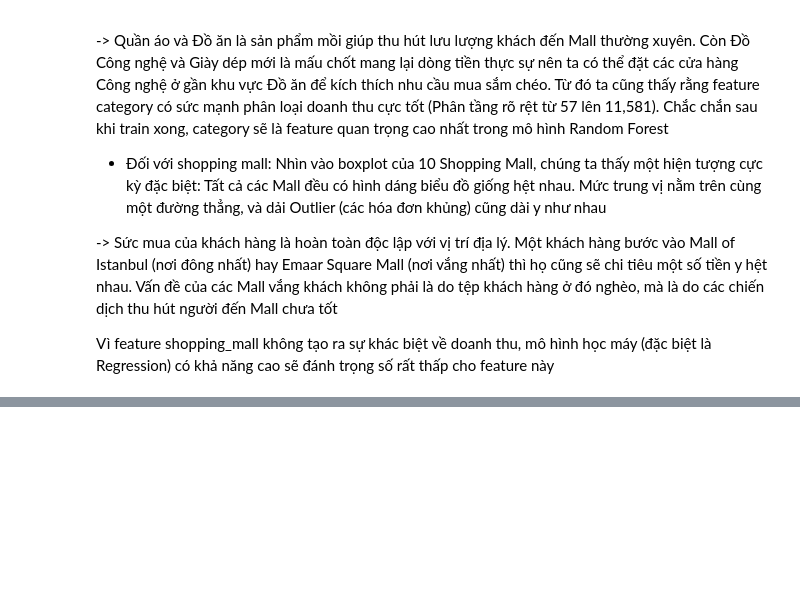
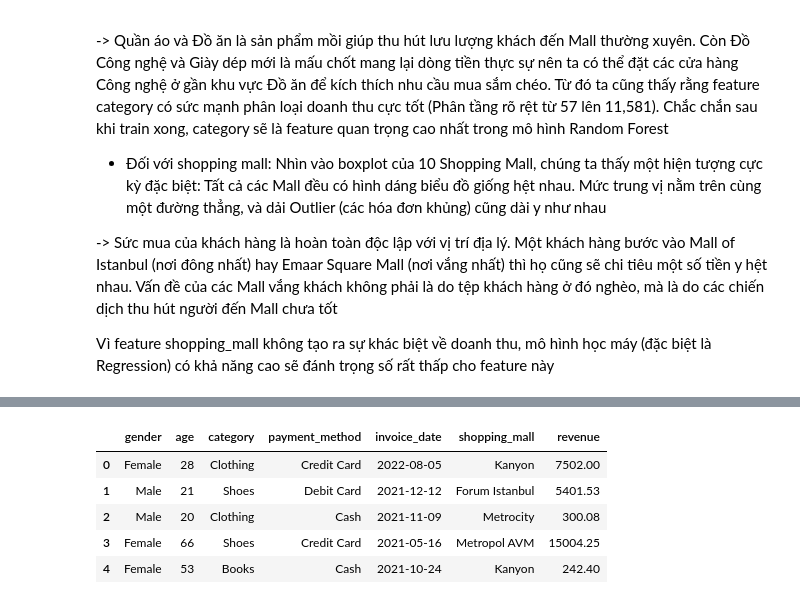
Before and after one commit to itsanhkhoi12/UTH-MACHINE-LEARNING-ASSIGNMENTS-GR02, a Jupyter notebook: practice_2/01-02-eda-data-preprocessing.ipynb, the cells around one changed output, grey strips where cells are left out. Saved outputs shown, nothing was run; the diff lists cells and outputs as text; code cells hidden in the pictures; blank space fills up the shorter version.

```diff
--- a/practice_2/01-02-eda-data-preprocessing.ipynb
+++ b/practice_2/01-02-eda-data-preprocessing.ipynb
@@ -450,0 +574,18 @@ Vì feature shopping_mall không tạo ra sự khác biệt về doanh thu, mô
+# %%
+# Xử lý Inconsistent Type
+# Dữ liệu ngày tháng trong dataset này thường ở dạng dd/mm/yyyy
+df_cleaned['invoice_date'] = pd.to_datetime(df_cleaned['invoice_date'], format='%d/%m/%Y')
+# %%
+# Xử lý Invalid/Noisy Data
+df_cleaned['gender'] = df_cleaned['gender'].str.title().str.strip()
+df_cleaned['category'] = df_cleaned['category'].str.title().str.strip()
+# %%
+# Xử lý Domain Constraints
+# Lọc bỏ các dòng tuổi < 10 hoặc doanh thu <= 0 (phi logic)
+logic_mask = (df_cleaned['age'] >= 10) & (df_cleaned['revenue'] > 0)
+invalid_count = len(df_cleaned) - logic_mask.sum()
+df_cleaned = df_cleaned[logic_mask]
+# %%
+# Xử lý Missing Values
+missing_count = df_cleaned.isnull().any(axis=1).sum()
+df_cleaned = df_cleaned.dropna()
@@ -450,0 +609,9 @@ Vì feature shopping_mall không tạo ra sự khác biệt về doanh thu, mô
+# %%
+df_cleaned.head(5)
+# %% [output]
+|  | gender | age | category | payment_method | invoice_date | shopping_mall | revenue |
+| 0 | Female | 28 | Clothing | Credit Card | 2022-08-05 | Kanyon | 7502.00 |
+| 1 | Male | 21 | Shoes | Debit Card | 2021-12-12 | Forum Istanbul | 5401.53 |
+| 2 | Male | 20 | Clothing | Cash | 2021-11-09 | Metrocity | 300.08 |
+| 3 | Female | 66 | Shoes | Credit Card | 2021-05-16 | Metropol AVM | 15004.25 |
+| 4 | Female | 53 | Books | Cash | 2021-10-24 | Kanyon | 242.40 |
```
Also changed, not shown: parts of 18 cells of this notebook, 13 other files.
